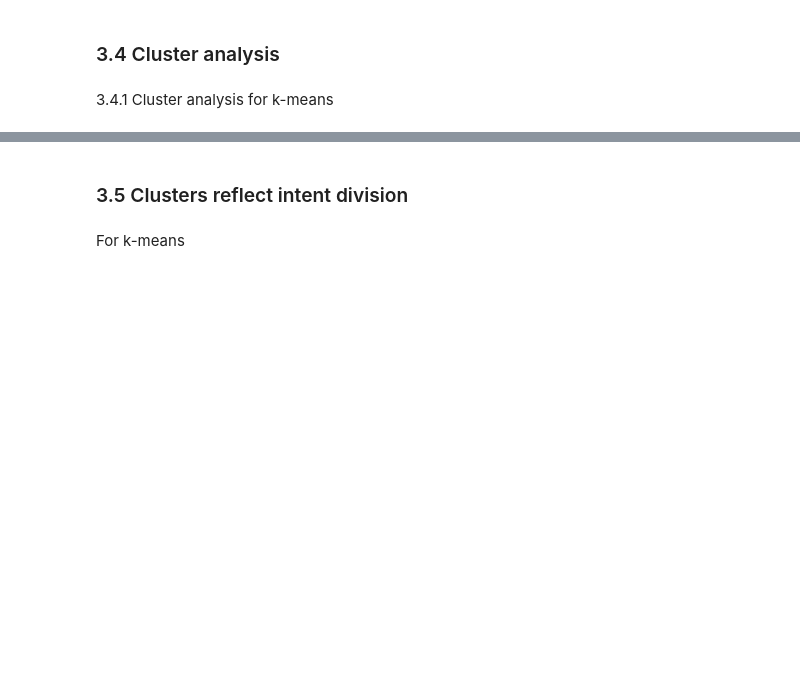
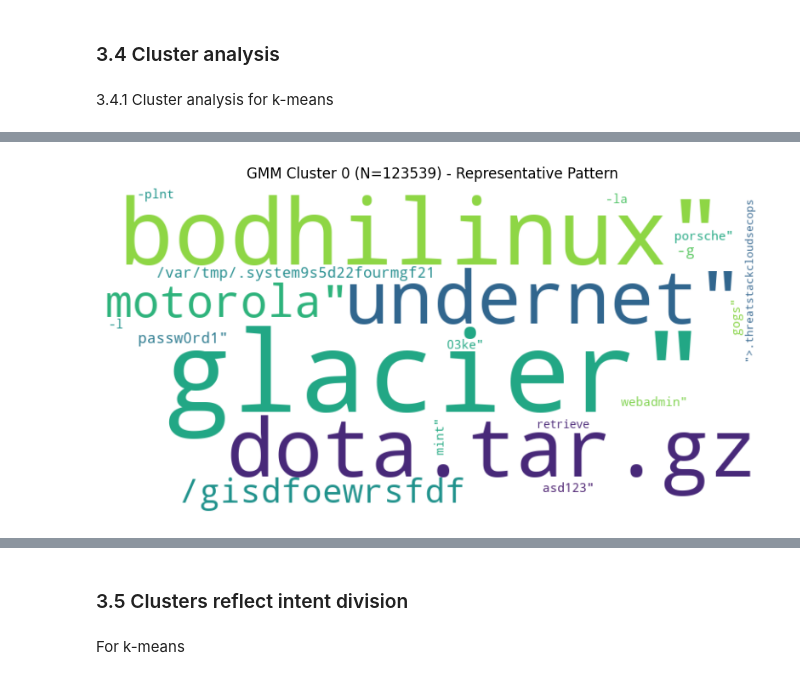
Before and after one commit to SteLib/ML-ssh-session-classifier, a Jupyter notebook: section_3_unsupervised_learning.ipynb, the cells around one changed output, grey strips where cells are left out. Cells and saved outputs as stored; diff of their text form; code cells hidden in the pictures; blank space fills up the shorter version.

```diff
--- a/section_3_unsupervised_learning.ipynb
+++ b/section_3_unsupervised_learning.ipynb
@@ -766,0 +867,98 @@ khosrow", .t, caleb", scan", diamond", histsave, cat1029", get, -lh, 7
+# %%
+import matplotlib.pyplot as plt
+from wordcloud import WordCloud
+import pandas as pd
+import numpy as np
+import joblib as jl
+from sklearn.feature_extraction.text import TfidfVectorizer
+
+print("=== 3.5 CLUSTER CHARACTERIZATION (GMM) ===")
+
+# --- 1. LOAD RESOURCES ---
+try:
+    # Load the original full-feature TF-IDF matrix (1000 features)
+    # Ensure this file exists from Section 1
+    X_tfidf_full = jl.load('X_tfidf_matrix.pkl')
+
+    # Load cluster labels assigned by GMM
+
+    labels = jl.load('gmm_labels.pkl')
+
+    # Load the original dataframe containing raw commands
+    df_raw = jl.load('df.pkl')
+
+    print(f"Files Loaded:")
+    print(f"   - TF-IDF Matrix: {X_tfidf_full.shape}")
+    print(f"   - Labels: {labels.shape}")
+    print(f"   - Raw Data: {df_raw.shape}")
+
+except FileNotFoundError as e:
+    raise FileNotFoundError(f"Missing file: {e}. Make sure previous steps are run.")
+
+# --- 2. VOCABULARY RECONSTRUCTION ---
+print("\n2. Reconstructing vocabulary from raw data...")
+
+if 'full_session' not in df_raw.columns:
+
+    col_name = 'body' if 'body' in df_raw.columns else 'full_session'
+    if col_name not in df_raw.columns:
+         raise ValueError(f"Column '{col_name}' not found. Available: {df_raw.columns}")
+else:
+    col_name = 'full_session'
+
+# Basic text cleaning to match Section 1 preprocessing
+def clean_token(text):
+    if not isinstance(text, str): return str(text)
+    return text.replace('$', '').replace("'{}", '').replace('{', '').replace('}', '').replace("'", "")
+
+corpus = df_raw[col_name].apply(clean_token).tolist()
+
+# Re-fit vectorizer to map feature indices to actual words
+# We must use the exact same settings as Section 1 to ensure indices match
+vectorizer = TfidfVectorizer(max_features=1000, token_pattern=r'\S+')
+vectorizer.fit(corpus)
+feature_names = np.array(vectorizer.get_feature_names_out())
+
+print(f"   -> Vocabulary size: {len(feature_names)} words")
+
+# --- 3. CLUSTER ANALYSIS ---
+n_clusters = len(np.unique(labels))
+print(f"\n3. Analyzing {n_clusters} GMM Clusters...")
+
+# Create helper dataframe for indexing
+df_clusters = pd.DataFrame({'label': labels})
+
+for k in sorted(df_clusters['label'].unique()):
+    print(f"\n--- GMM CLUSTER {k} ANALYSIS ---")
+
+    # Identify samples belonging to current cluster
+    indices = df_clusters[df_clusters['label'] == k].index
+
+    # Compute mean TF-IDF vector (centroid) for the cluster
+    # This shows the "average attack" in this cluster
+    cluster_mean = np.asarray(X_tfidf_full[indices].mean(axis=0)).flatten()
+
+    # Extract top 20 keywords by weight
+    top_indices = cluster_mean.argsort()[::-1][:20]
+    top_features = feature_names[top_indices]
+    top_scores = cluster_mean[top_indices]
+
+    # Display top keywords
+    print(f"Top Representative Commands:")
+    print(", ".join([f"{word}" for word in top_features[:10]]))
+
+    # Generate Word Cloud
+    word_freq = dict(zip(top_features, top_scores))
+
+    # Use distinct colormaps for visual differentiation
+    # Cycle through maps if more than 5 clusters
+    cmap = ['viridis', 'plasma', 'inferno', 'magma', 'cividis'][k % 5]
+
+    wc = WordCloud(width=800, height=400, background_color='white', colormap=cmap).generate_from_frequencies(word_freq)
+
+    plt.figure(figsize=(10, 5))
+    plt.imshow(wc, interpolation='bilinear')
+    plt.axis('off')
+    plt.title(f'GMM Cluster {k} (N={len(indices)}) - Representative Pattern')
+    plt.show()
+# %% [output]
@@ -766,0 +979 @@ khosrow", .t, caleb", scan", diamond", histsave, cat1029", get, -lh, 7
+[figure, added]
```
Also changed, not shown: parts of 19 cells of this notebook, 3 other files.
